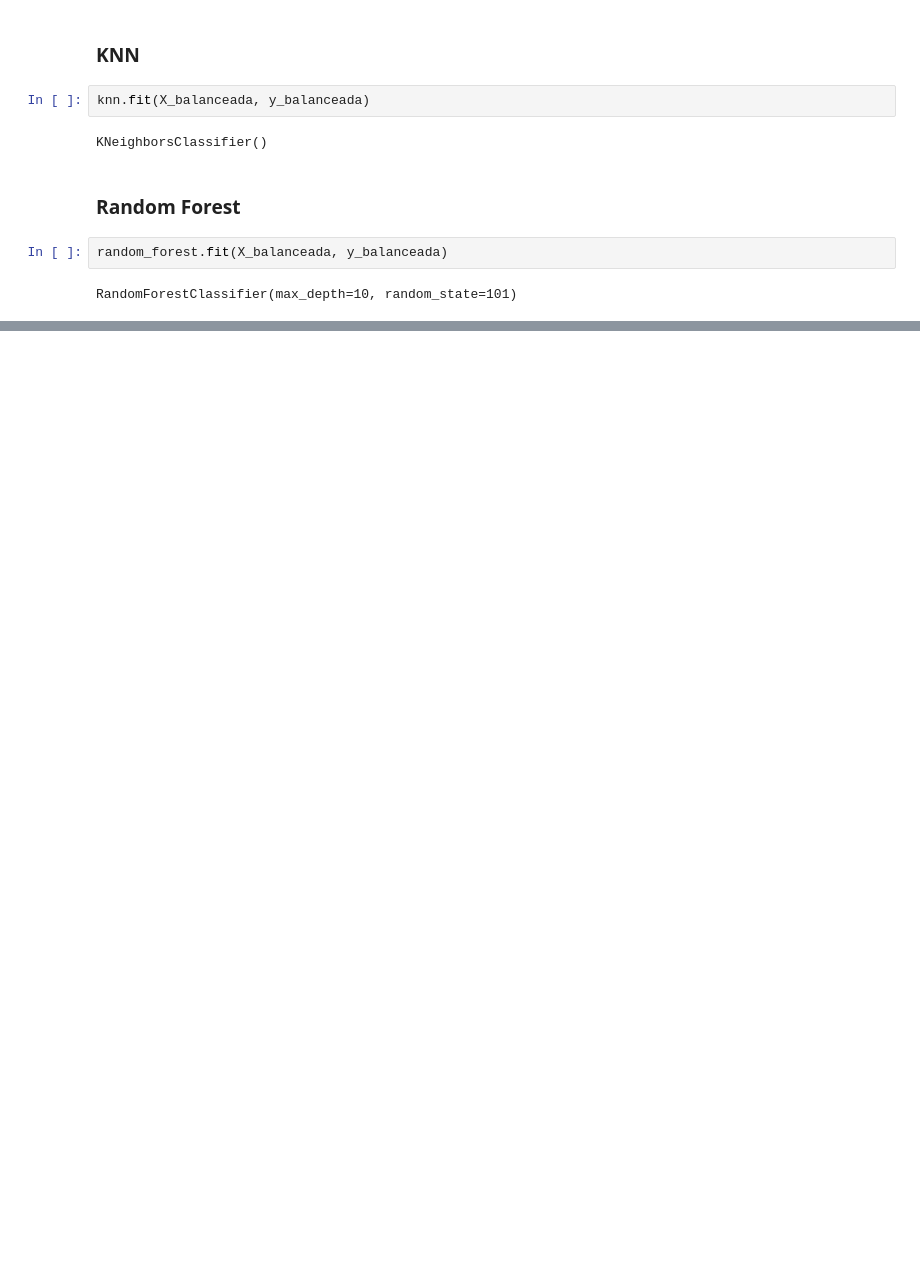
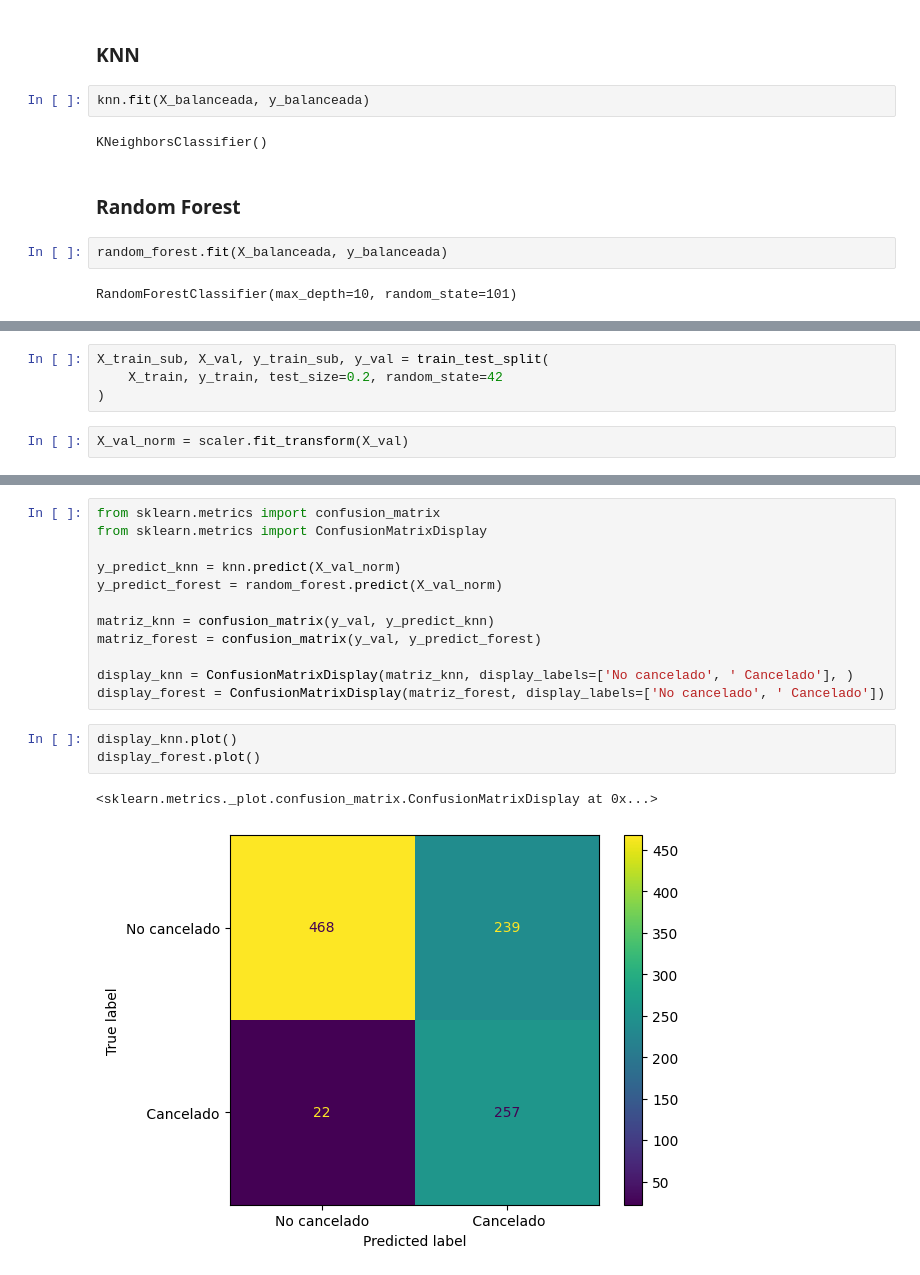
Before and after one commit to lukitasmois/TelecomX_LATAM_2, a Jupyter notebook: TelexomX_parte2_Latam.ipynb, the cells around one changed output, grey strips where cells are left out. Drawn from its saved outputs; the diff is of its cells as text; blank space fills up the shorter version.

Commit message:
Genero matrices de confusion para ambos modelos

```diff
--- a/TelexomX_parte2_Latam.ipynb
+++ b/TelexomX_parte2_Latam.ipynb
@@ -301,0 +306,6 @@ RandomForestClassifier(max_depth=10, random_state=101)
+# %%
+X_train_sub, X_val, y_train_sub, y_val = train_test_split(
+    X_train, y_train, test_size=0.2, random_state=42
+)
+# %%
+X_val_norm = scaler.fit_transform(X_val)
@@ -301,0 +340,18 @@ RandomForestClassifier(max_depth=10, random_state=101)
+# %%
+from sklearn.metrics import confusion_matrix
+from sklearn.metrics import ConfusionMatrixDisplay
+
+y_predict_knn = knn.predict(X_val_norm)
+y_predict_forest = random_forest.predict(X_val_norm)
+
+matriz_knn = confusion_matrix(y_val, y_predict_knn)
+matriz_forest = confusion_matrix(y_val, y_predict_forest)
+
+display_knn = ConfusionMatrixDisplay(matriz_knn, display_labels=['No cancelado', ' Cancelado'], )
+display_forest = ConfusionMatrixDisplay(matriz_forest, display_labels=['No cancelado', ' Cancelado'])
+# %%
+display_knn.plot()
+display_forest.plot()
+# %% [output]
+<sklearn.metrics._plot.confusion_matrix.ConfusionMatrixDisplay at 0x...>
+[figure, added]
```
Also changed, not shown: parts of 8 cells of this notebook.
